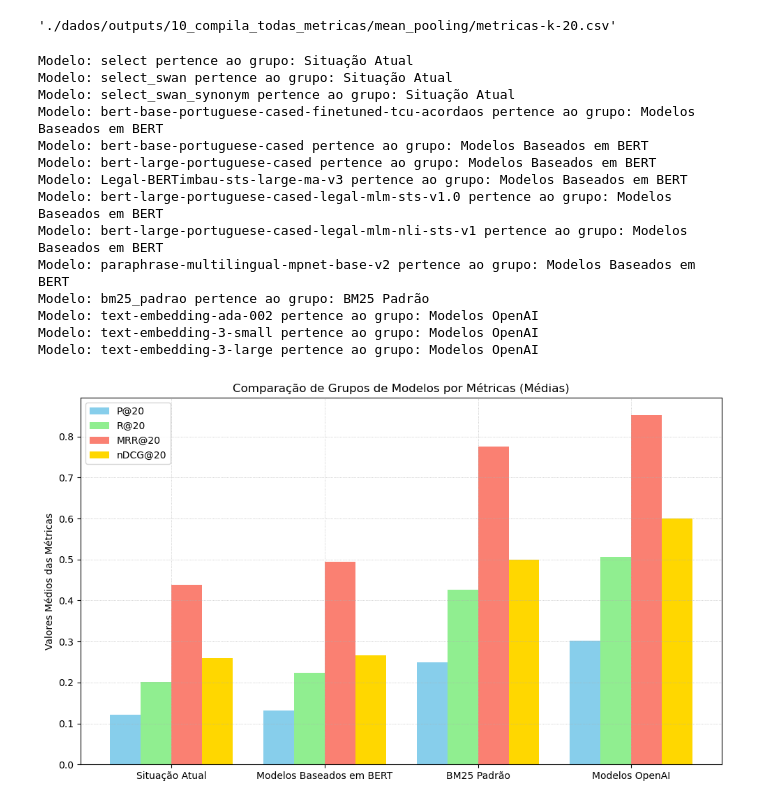
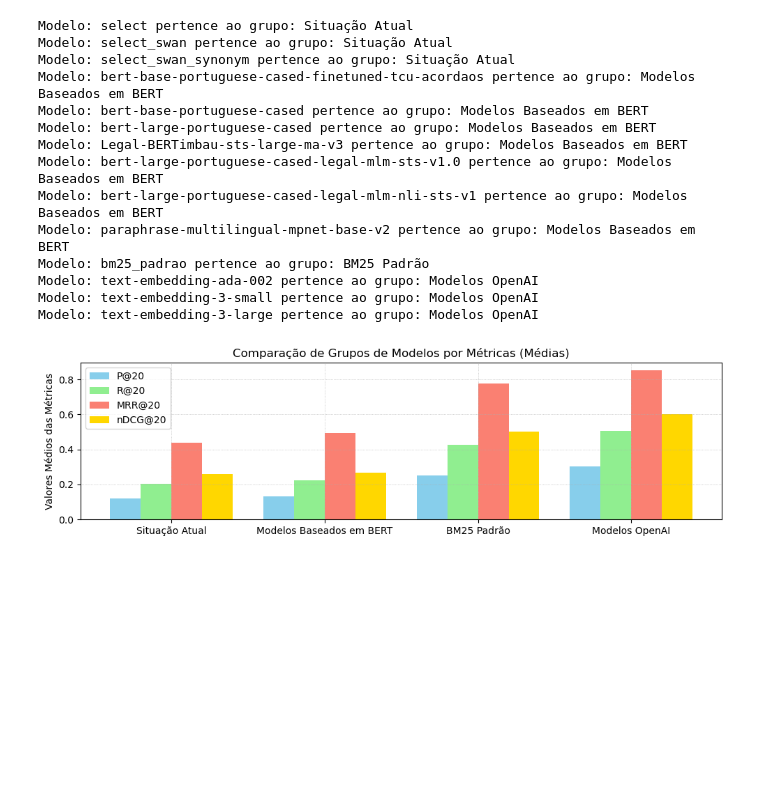
Before and after one commit to curupiras/relevancia-js, a Jupyter notebook: src/11_graficos_das_metricas.ipynb, the cells around one changed output. Cells and saved outputs as stored; diff of their text form; code cells hidden in the pictures; blank space fills up the shorter version.

```diff
--- a/src/11_graficos_das_metricas.ipynb
+++ b/src/11_graficos_das_metricas.ipynb
@@ -9,10 +9,6 @@ ARQUIVO_METRICAS_20_2 = f'{PASTA_DADOS}outputs/10_compila_todas_metricas/mean_po
 ARQUIVO_METRICAS_20_3 = f'{PASTA_DADOS}outputs/10_compila_todas_metricas/mean_pooling/metricas-conj-3-k-20.csv'
 ARQUIVO_GRAFICO_METRICAS = f'{PASTA_RESULTADO_CADERNO}metricas.png'
 ARQUIVO_GRAFICO_METRICAS_POR_GRUPO = f'{PASTA_RESULTADO_CADERNO}metricas-grupo.png'
-# %%
-ARQUIVO_METRICAS_20
-# %% [output]
-'./dados/outputs/10_compila_todas_metricas/mean_pooling/metricas-k-20.csv'
 # %%
 import pandas as pd
 import matplotlib.pyplot as plt
@@ -67,7 +63,7 @@ indice = np.arange(n_grupos)  # Posições das barras
 largura_barra = 0.2  # Largura de cada grupo de barras
 
 # Cria uma figura e subplots
-fig, ax = plt.subplots(figsize=(10, 6))
+fig, ax = plt.subplots(figsize=(10, 3))
 
 # Plota as barras para cada métrica
 for i, metrica in enumerate(metricas):
@@ -82,34 +78,34 @@ ax.set_xticklabels(media_grupos.index, rotation=0)  # Mantém na horizontal
 
 # Adiciona legenda na configuração original
 ax.legend()
 
 # Adiciona grid pontilhado
 ax.grid(which='both', linestyle=':', linewidth=0.5)
 
 # Ajusta o layout para não cortar as labels
 plt.tight_layout()
 
 # Exporta o gráfico para um arquivo PNG
 plt.savefig(ARQUIVO_GRAFICO_METRICAS, format='png', dpi=300)  # dpi pode ser ajustado conforme necessário
 
 # Exibe o gráfico
 plt.show()
 # %% [output]
 Modelo: select pertence ao grupo: Situação Atual
 Modelo: select_swan pertence ao grupo: Situação Atual
 Modelo: select_swan_synonym pertence ao grupo: Situação Atual
 Modelo: bert-base-portuguese-cased-finetuned-tcu-acordaos pertence ao grupo: Modelos Baseados em BERT
 Modelo: bert-base-portuguese-cased pertence ao grupo: Modelos Baseados em BERT
 Modelo: bert-large-portuguese-cased pertence ao grupo: Modelos Baseados em BERT
 Modelo: Legal-BERTimbau-sts-large-ma-v3 pertence ao grupo: Modelos Baseados em BERT
 Modelo: bert-large-portuguese-cased-legal-mlm-sts-v1.0 pertence ao grupo: Modelos Baseados em BERT
 Modelo: bert-large-portuguese-cased-legal-mlm-nli-sts-v1 pertence ao grupo: Modelos Baseados em BERT
 Modelo: paraphrase-multilingual-mpnet-base-v2 pertence ao grupo: Modelos Baseados em BERT
 Modelo: bm25_padrao pertence ao grupo: BM25 Padrão
 Modelo: text-embedding-ada-002 pertence ao grupo: Modelos OpenAI
 Modelo: text-embedding-3-small pertence ao grupo: Modelos OpenAI
 Modelo: text-embedding-3-large pertence ao grupo: Modelos OpenAI
-[figure, old version]
+[figure, new version]
 # %%
 import pandas as pd
 import matplotlib.pyplot as plt
```
Also changed, not shown: parts of 1 cell of this notebook, 2 other files.
